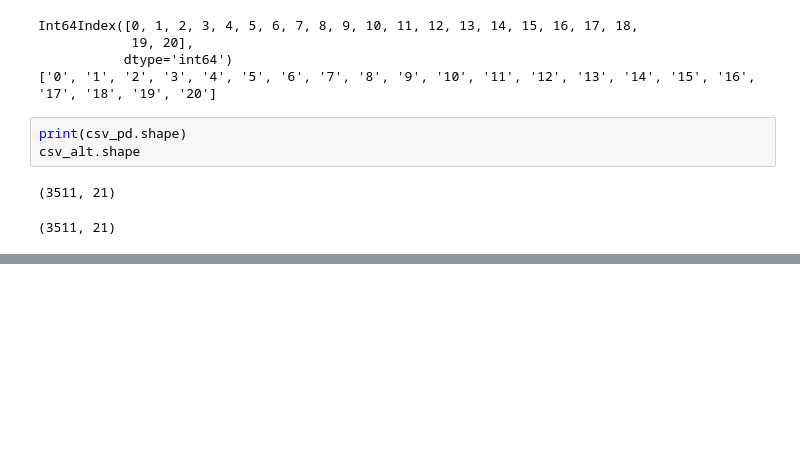
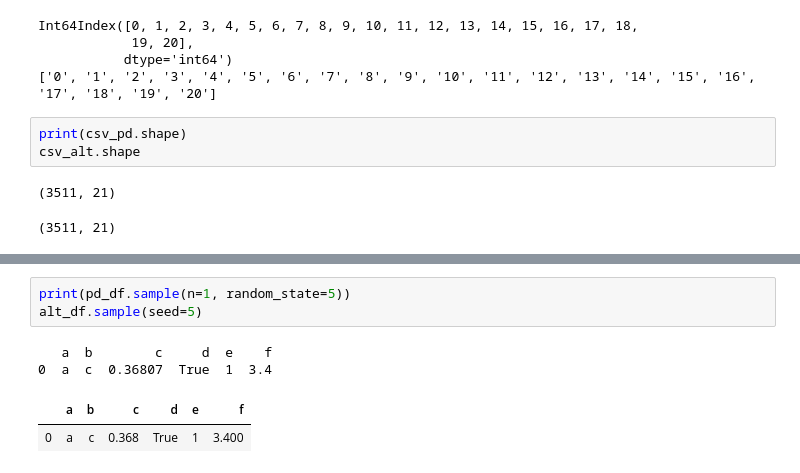
Before and after one commit to najafmurtaza/Analytica, a Jupyter notebook: Test Lib.ipynb, the cells around one changed output, grey strips where cells are left out. Saved outputs shown, nothing was run; the diff lists cells and outputs as text; blank space fills up the shorter version.

```diff
--- a/Test Lib.ipynb
+++ b/Test Lib.ipynb
@@ -1388,0 +1392,8 @@ csv_alt.shape
+# %%
+print(pd_df.sample(n=1, random_state=5))
+alt_df.sample(seed=5)
+# %% [output]
+   a  b        c     d  e    f
+0  a  c  0.36807  True  1  3.4
+|  | a | b | c | d | e | f |
+| 0 | a | c | 0.368 | True | 1 | 3.400 |
```
Also changed, not shown: parts of 56 cells of this notebook, 2 other files.
